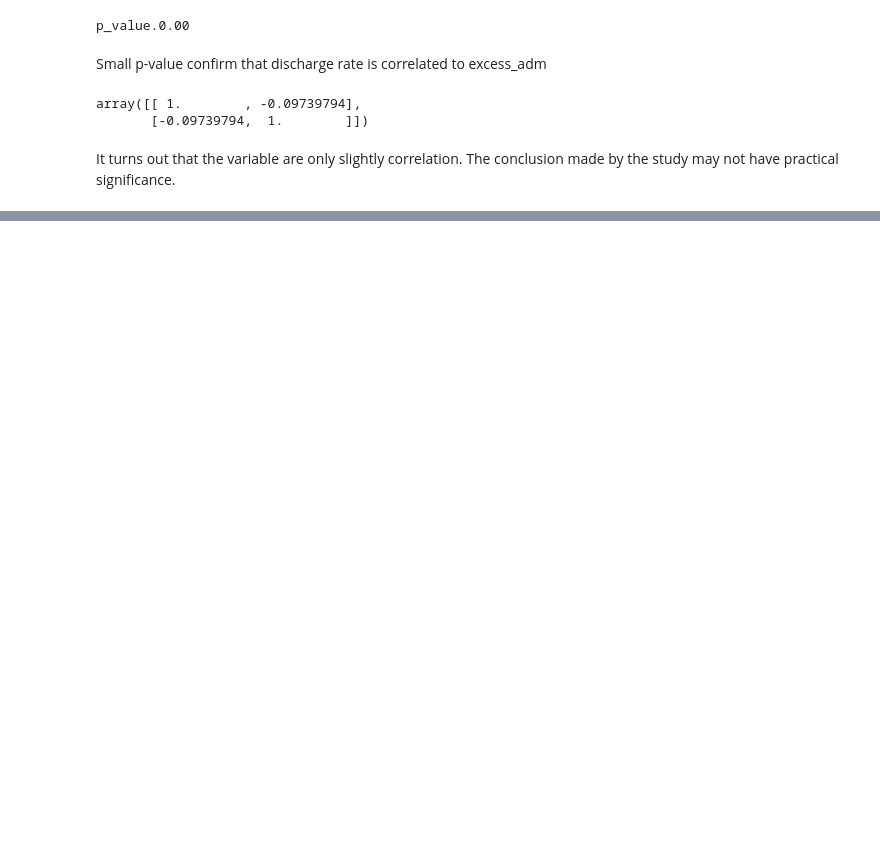
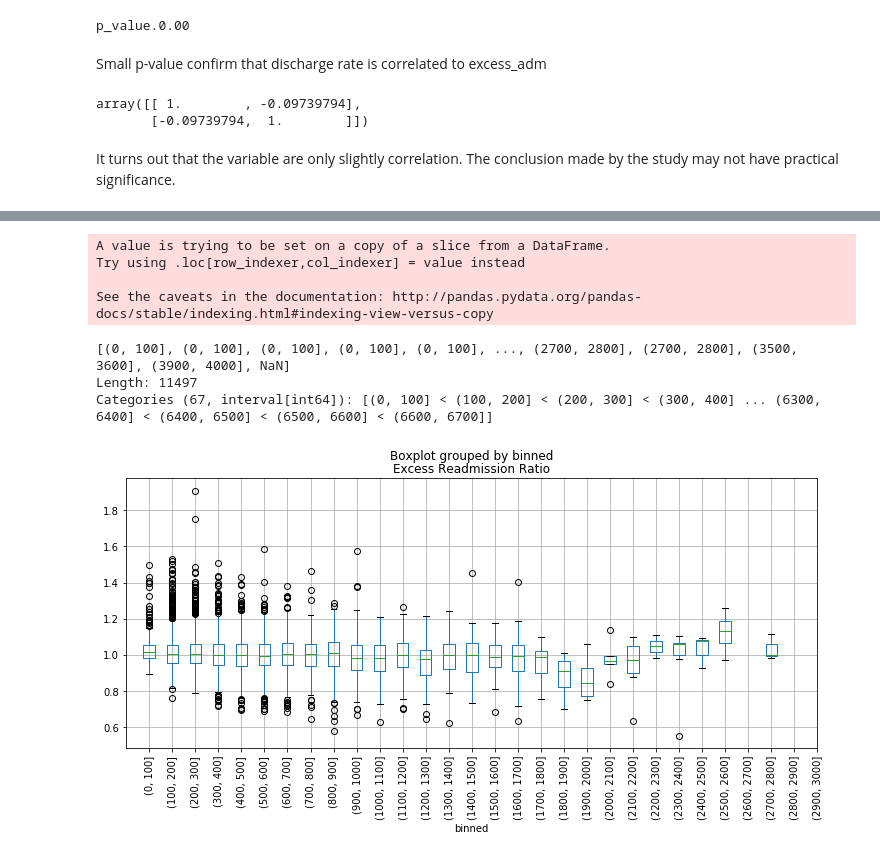
Before and after one commit to sittingman/springboardproj, a Jupyter notebook: hospital_readmit/sliderule_dsi_inferential_statistics_exercise_3.ipynb, the cells around one changed output, grey strips where cells are left out. Cells and saved outputs as stored; diff of their text form; code cells hidden in the pictures; blank space fills up the shorter version.

```diff
--- a/hospital_readmit/sliderule_dsi_inferential_statistics_exercise_3.ipynb
+++ b/hospital_readmit/sliderule_dsi_inferential_statistics_exercise_3.ipynb
@@ -239,0 +186,21 @@ The conclusion on smaller facility/hospital providing lower quality service is a
+# %%
+bins = np.arange(0, max(discharge), 100)
+explore_hospital['binned'] = pd.cut(discharge, bins=bins)
+# %% [output]
+A value is trying to be set on a copy of a slice from a DataFrame.
+Try using .loc[row_indexer,col_indexer] = value instead
+
+See the caveats in the documentation: http://pandas.pydata.org/pandas-docs/stable/indexing.html#indexing-view-versus-copy
+# %%
+explore_hospital.binned.values
+# %% [output]
+[(0, 100], (0, 100], (0, 100], (0, 100], (0, 100], ..., (2700, 2800], (2700, 2800], (3500, 3600], (3900, 4000], NaN]
+Length: 11497
+Categories (67, interval[int64]): [(0, 100] < (100, 200] < (200, 300] < (300, 400] ... (6300, 6400] < (6400, 6500] < (6500, 6600] < (6600, 6700]]
+# %%
+explore_hospital.boxplot(column='Excess Readmission Ratio', by='binned', figsize=(12, 5));
+plt.xlim(0,30)
+plt.xticks(rotation=90)
+plt.show()
+# %% [output]
+[figure, added]
```
Also changed, not shown: parts of 22 cells of this notebook.
